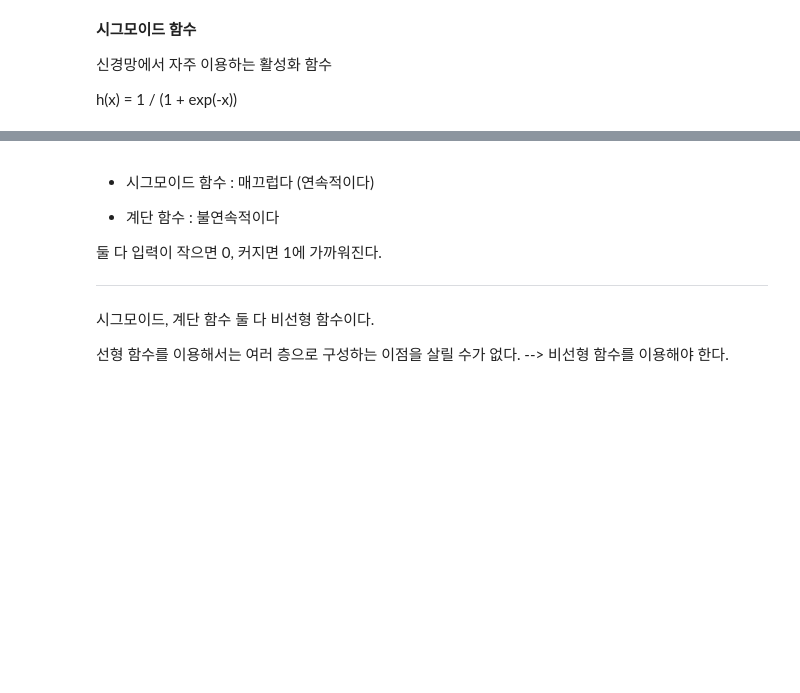
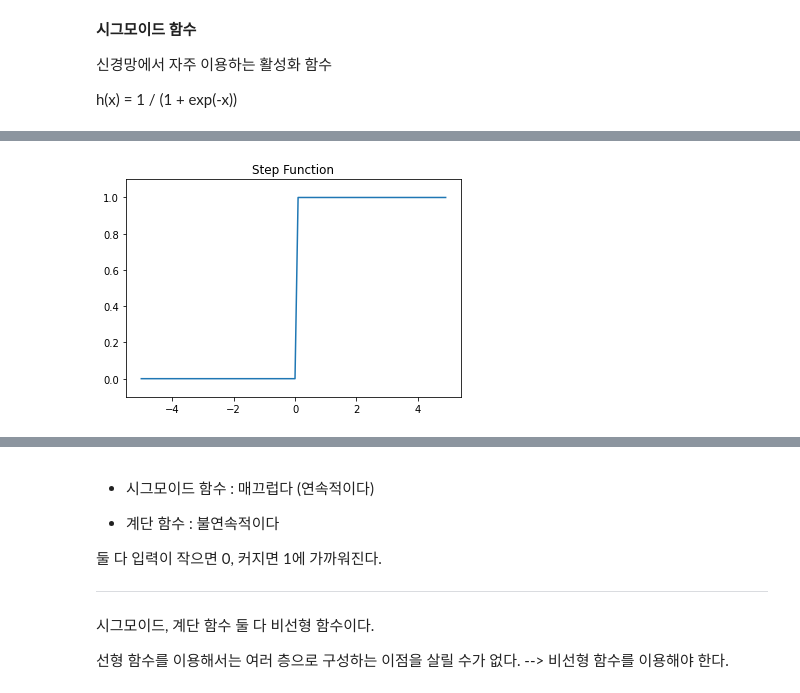
Before and after one commit to hyeon1263/BigAI, a Jupyter notebook: 밑바닥부터 시작하는 딥러닝/Chapter03.ipynb, the cells around one changed output, grey strips where cells are left out. Saved outputs shown, nothing was run; the diff lists cells and outputs as text; code cells hidden in the pictures; blank space fills up the shorter version.

```diff
--- a/밑바닥부터 시작하는 딥러닝/Chapter03.ipynb
+++ b/밑바닥부터 시작하는 딥러닝/Chapter03.ipynb
@@ -53,15 +56,18 @@ y.astype(np.int)   # 자료형을 정수형으로 바꿈
 # %%
 # step function 그리기
 import matplotlib.pyplot as plt
 
 def step_function(x):
     return np.array(x > 0, dtype=np.int)
 
 x = np.arange(-5.0, 5.0, 0.1)  # -5.0 ~ 5.0 까지 0.1간격으로 넘파이 배열 생성
 y = step_function(x)
+plt.title('Step Function')
 plt.plot(x, y)
 plt.ylim(-0.1, 1.1)  # y축의 범위 지정
 plt.show()
+# %% [output]
+[figure, added]
 # %%
 # 시그모이드 함수 구현하기
 def sigmoid(x):
```
Also changed, not shown: parts of 33 cells of this notebook.
